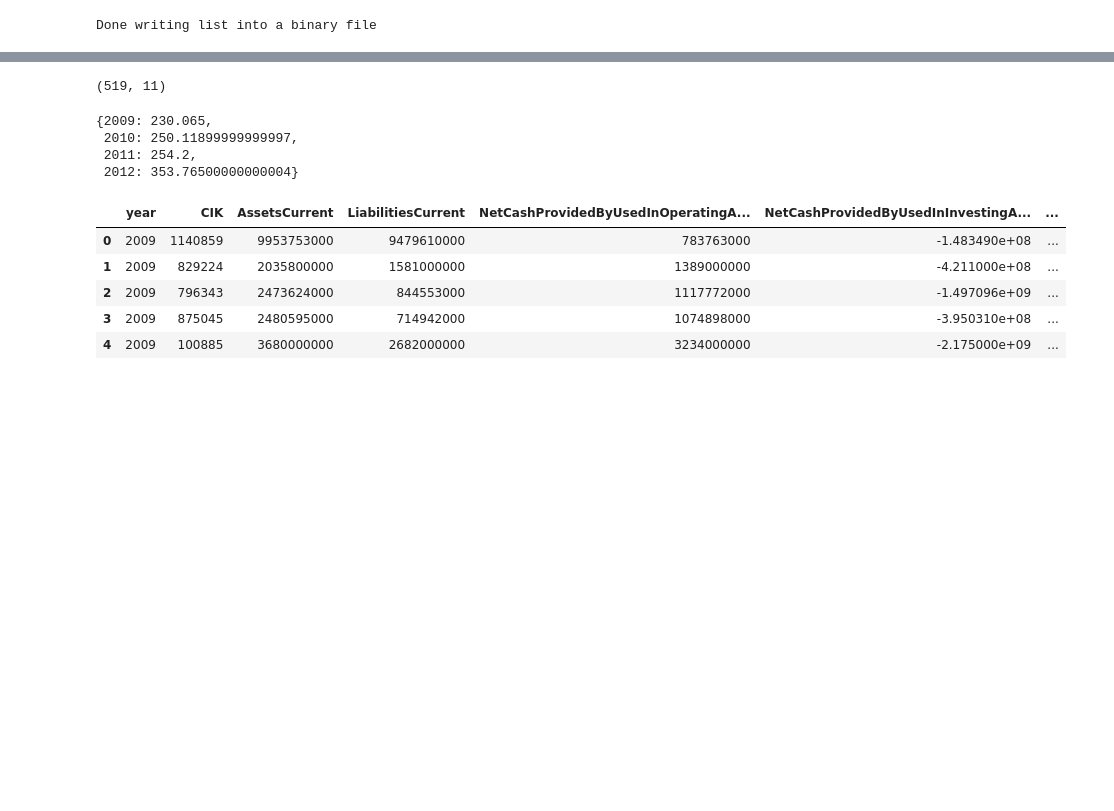
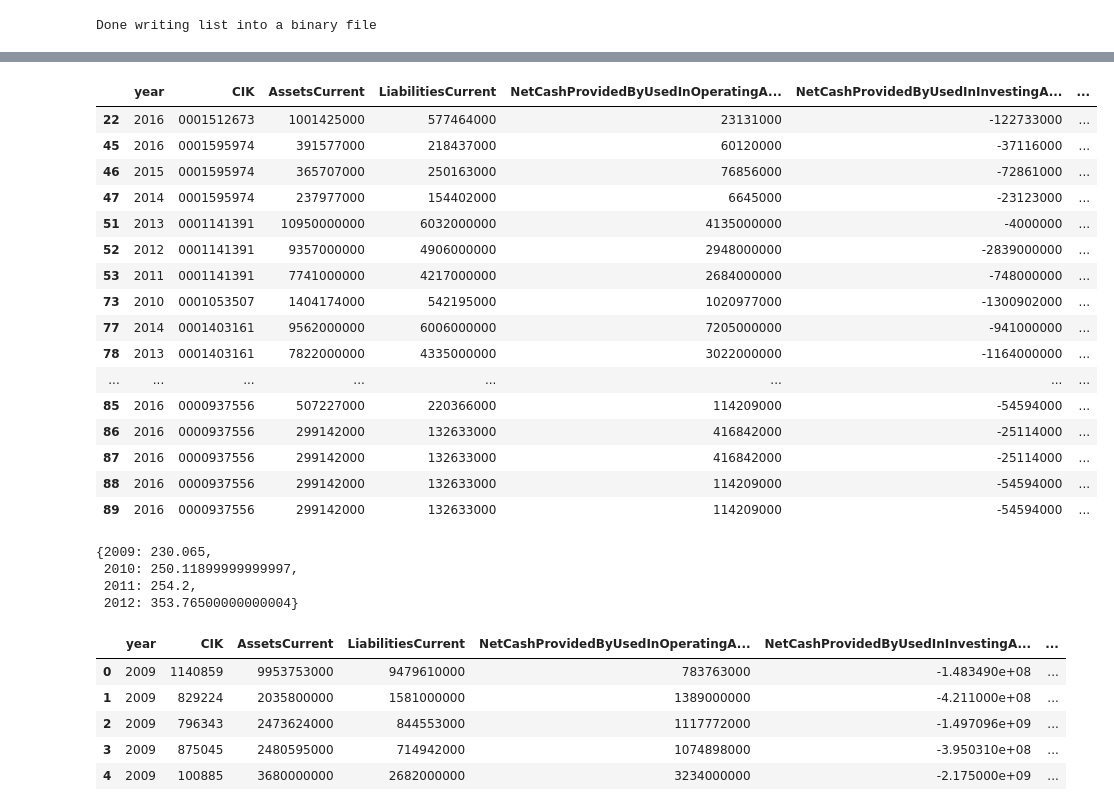
Before and after one commit to zpollats/CapstoneContinued, a Jupyter notebook: CurrentStockPredictions.ipynb, the cells around one changed output, grey strips where cells are left out. Cells and saved outputs as stored; diff of their text form; code cells hidden in the pictures; blank space fills up the shorter version.

```diff
--- a/CurrentStockPredictions.ipynb
+++ b/CurrentStockPredictions.ipynb
@@ -208,0 +211,3 @@ cleaned_date_range[:5]
+# %%
+ticker_list = list(my_tickers['Ticker'].dropna())
+ticker_list
@@ -211,16 +234,16 @@ full_query = []
 query_api = QueryApi(api_key='88140c3a554da7220ba7453a5e1ea2221c5f1e0e42c3293bbe75857245774e2e')
 
 # loop through the date range created and pull all 10-K forms that were reported within the date range
-for drange in cleaned_date_range:
+for ticker in ticker_list:
     query = {
         "query": {
             "query_string": {
-                "query": f"filedAt:[{drange}] AND (formType:\"10-K\")"
-            }
-        },
+                "query": f"(formType:\"10-K\") AND (ticker:{ticker})"
+                             }
+                },
         "size": "200",
         "sort": [{ "filedAt": { "order": "desc" } }]
-    }
+        }
 
     full_query.append(query_api.get_filings(query)['filings'])
 # %%
@@ -338,6 +385,6 @@ def read_list(path):
     return n_list
 # %%
 # list of names
-loaded_xbrl = read_list('./data/listfile2021')
+loaded_xbrl = read_list('./data/listfile_mystocks')
 len(loaded_xbrl)
 # %% [output]
@@ -441,10 +488,7 @@ def financials(list_of_xbrl):
     cashflow_full_df = pd.concat(cashflow_full_list)
     # pull relevant columns for analysis
     cashflow_df_final = cashflow_full_df[['year', 'CIK', 'NetCashProvidedByUsedInOperatingActivities', 'NetCashProvidedByUsedInInvestingActivities', 'NetCashProvidedByUsedInFinancingActivities', 'CashAndCashEquivalentsPeriodIncreaseDecrease']]
-    try:
-        final_financials = balance_df_final.merge(cashflow_df_final, how='inner', on=['CIK', 'year']).merge(income_df_final, how='inner', on=['CIK', 'year'])
-    except:
-        pass
+    final_financials = balance_df_final.merge(cashflow_df_final, how='inner', on=['CIK', 'year']).merge(income_df_final, how='inner', on=['CIK', 'year'])
     final_financials['ticker'] = final_financials['CIK'].map(map_stock)
     final_financials.dropna(inplace=True)
 
@@ -460,7 +502,23 @@ KeyboardInterrupt:
 # %%
-df_final.shape
+df_final
 # %% [output]
-(519, 11)
+|  | year | CIK | AssetsCurrent | LiabilitiesCurrent | NetCashProvidedByUsedInOperatingA... | NetCashProvidedByUsedInInvestingA... | ... |
+| 22 | 2016 | 0001512673 | 1001425000 | 577464000 | 23131000 | -122733000 | ... |
+| 45 | 2016 | 0001595974 | 391577000 | 218437000 | 60120000 | -37116000 | ... |
+| 46 | 2015 | 0001595974 | 365707000 | 250163000 | 76856000 | -72861000 | ... |
+| 47 | 2014 | 0001595974 | 237977000 | 154402000 | 6645000 | -23123000 | ... |
+| 51 | 2013 | 0001141391 | 10950000000 | 6032000000 | 4135000000 | -4000000 | ... |
+| 52 | 2012 | 0001141391 | 9357000000 | 4906000000 | 2948000000 | -2839000000 | ... |
+| 53 | 2011 | 0001141391 | 7741000000 | 4217000000 | 2684000000 | -748000000 | ... |
+| 73 | 2010 | 0001053507 | 1404174000 | 542195000 | 1020977000 | -1300902000 | ... |
+| 77 | 2014 | 0001403161 | 9562000000 | 6006000000 | 7205000000 | -941000000 | ... |
+| 78 | 2013 | 0001403161 | 7822000000 | 4335000000 | 3022000000 | -1164000000 | ... |
+| ... | ... | ... | ... | ... | ... | ... | ... |
+| 85 | 2016 | 0000937556 | 507227000 | 220366000 | 114209000 | -54594000 | ... |
+| 86 | 2016 | 0000937556 | 299142000 | 132633000 | 416842000 | -25114000 | ... |
+| 87 | 2016 | 0000937556 | 299142000 | 132633000 | 416842000 | -25114000 | ... |
+| 88 | 2016 | 0000937556 | 299142000 | 132633000 | 114209000 | -54594000 | ... |
+| 89 | 2016 | 0000937556 | 299142000 | 132633000 | 114209000 | -54594000 | ... |
 # %%
 # create a list of years that data was extracted from
 yrs_list = [2009, 2010, 2011, 2012]
```
Also changed, not shown: parts of 11 cells of this notebook, 1 other file.
